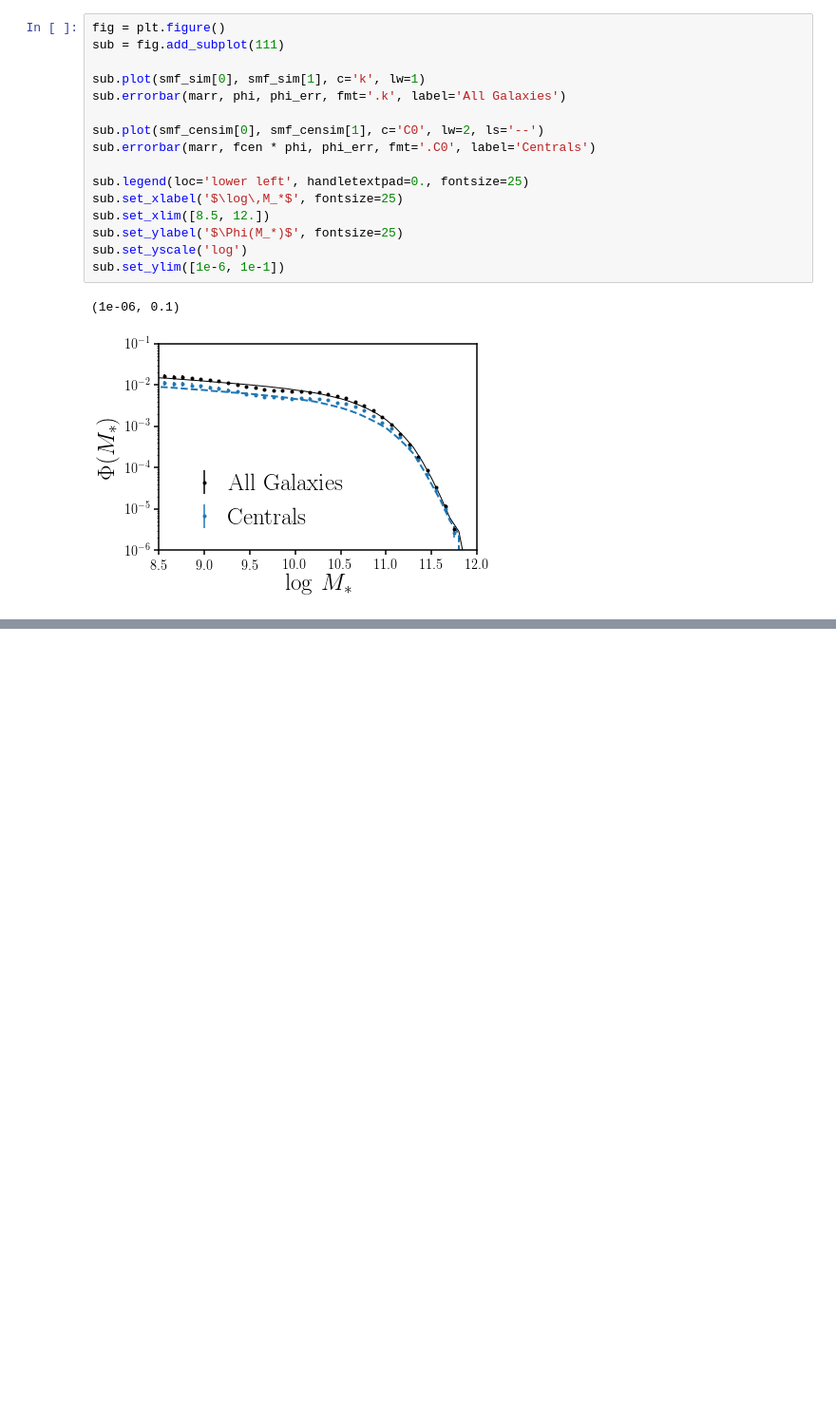
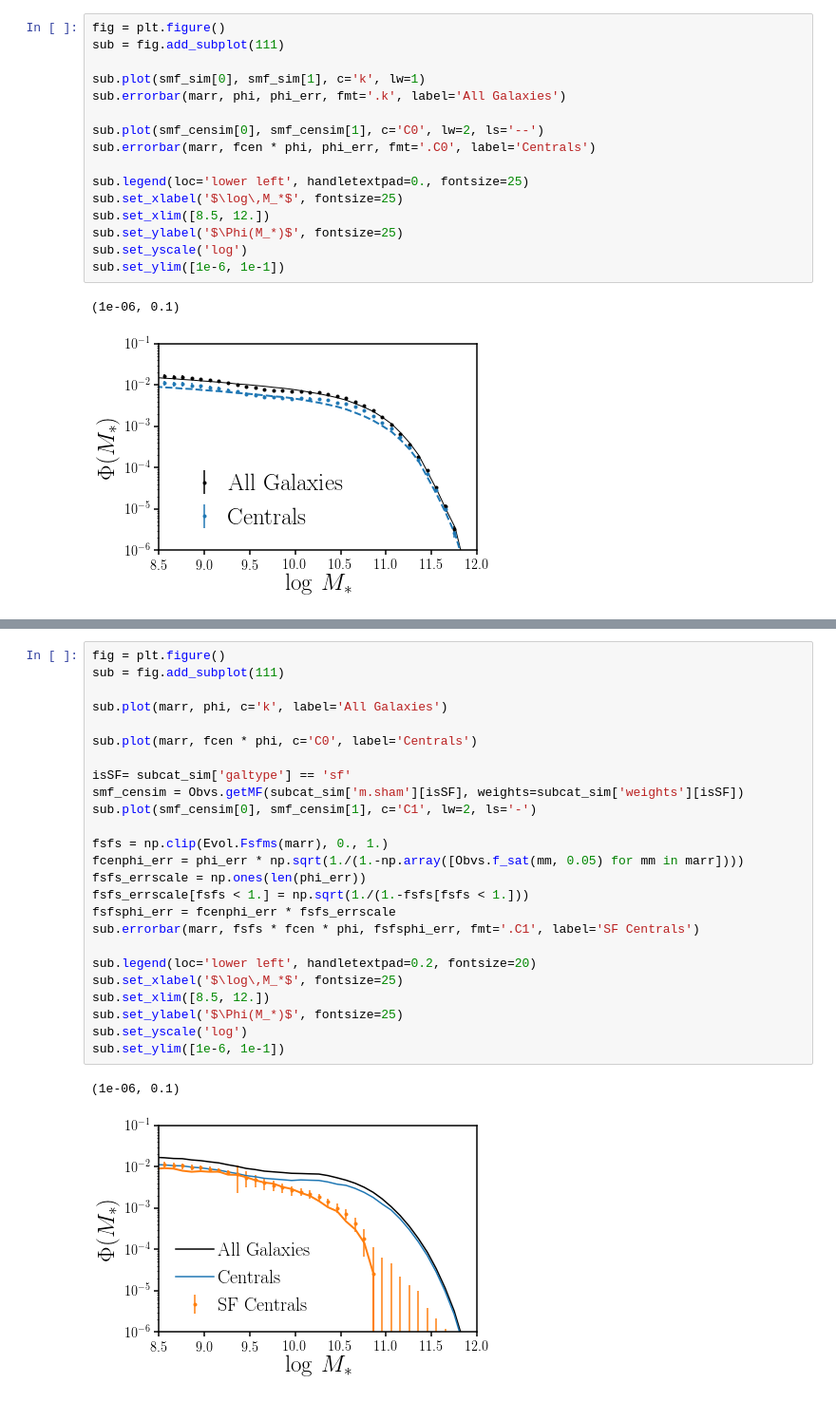
Before and after one commit to changhoonhahn/centralMS, a Jupyter notebook: notebook/local_dataSMF.ipynb, the cells around one changed output, grey strips where cells are left out. Shown: that part at 95% size. Drawn from its saved outputs; the diff is of its cells as text; blank space fills up the shorter version.

```diff
--- a/notebook/local_dataSMF.ipynb
+++ b/notebook/local_dataSMF.ipynb
@@ -54,0 +80,28 @@ sub.set_ylim([1e-6, 1e-1])
+# %%
+fig = plt.figure()
+sub = fig.add_subplot(111)
+
+sub.plot(marr, phi, c='k', label='All Galaxies')
+
+sub.plot(marr, fcen * phi, c='C0', label='Centrals')
+
+isSF= subcat_sim['galtype'] == 'sf'
+smf_censim = Obvs.getMF(subcat_sim['m.sham'][isSF], weights=subcat_sim['weights'][isSF])
+sub.plot(smf_censim[0], smf_censim[1], c='C1', lw=2, ls='-')
+
+fsfs = np.clip(Evol.Fsfms(marr), 0., 1.)
+fcenphi_err = phi_err * np.sqrt(1./(1.-np.array([Obvs.f_sat(mm, 0.05) for mm in marr])))
+fsfs_errscale = np.ones(len(phi_err))
+fsfs_errscale[fsfs < 1.] = np.sqrt(1./(1.-fsfs[fsfs < 1.]))
+fsfsphi_err = fcenphi_err * fsfs_errscale
+sub.errorbar(marr, fsfs * fcen * phi, fsfsphi_err, fmt='.C1', label='SF Centrals')
+
+sub.legend(loc='lower left', handletextpad=0.2, fontsize=20)
+sub.set_xlabel('$\log\,M_*$', fontsize=25)
+sub.set_xlim([8.5, 12.])
+sub.set_ylabel('$\Phi(M_*)$', fontsize=25)
+sub.set_yscale('log')
+sub.set_ylim([1e-6, 1e-1])
+# %% [output]
+(1e-06, 0.1)
+[figure, added]
```
Also changed, not shown: parts of 4 cells of this notebook.
